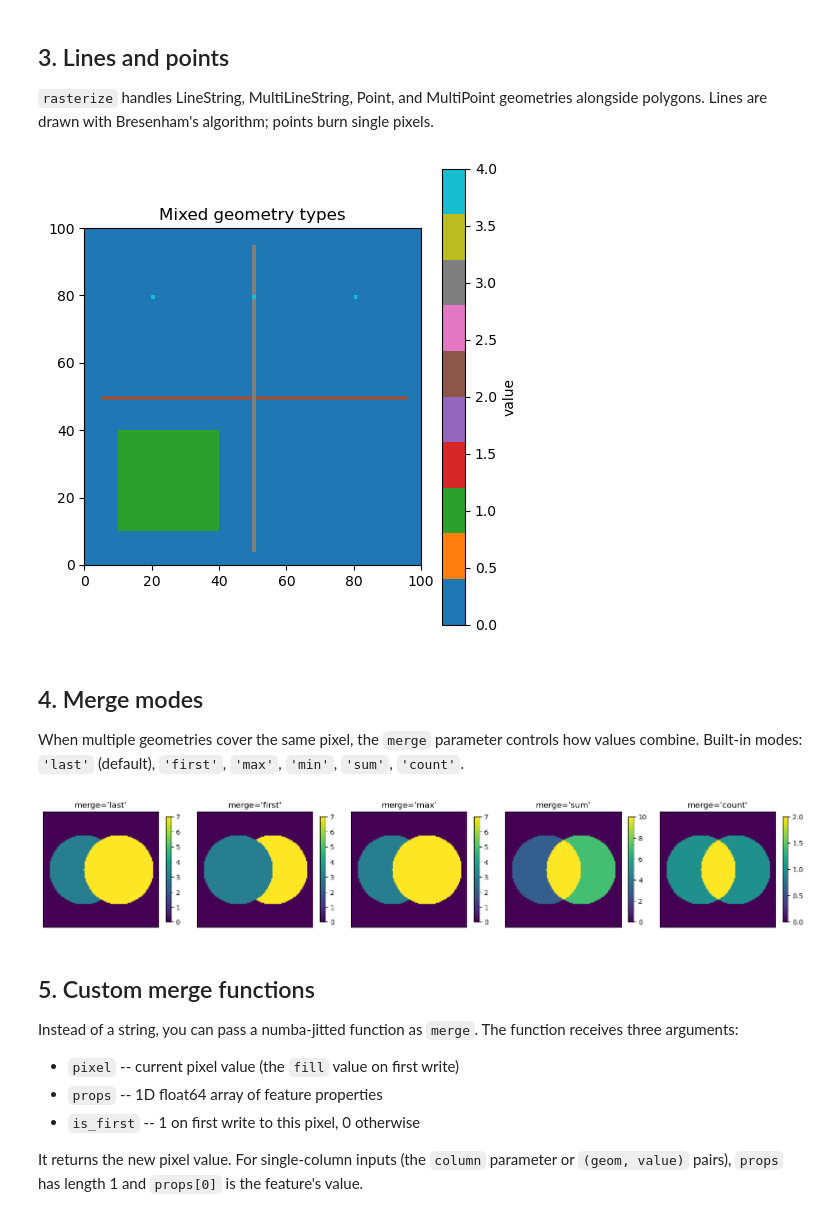
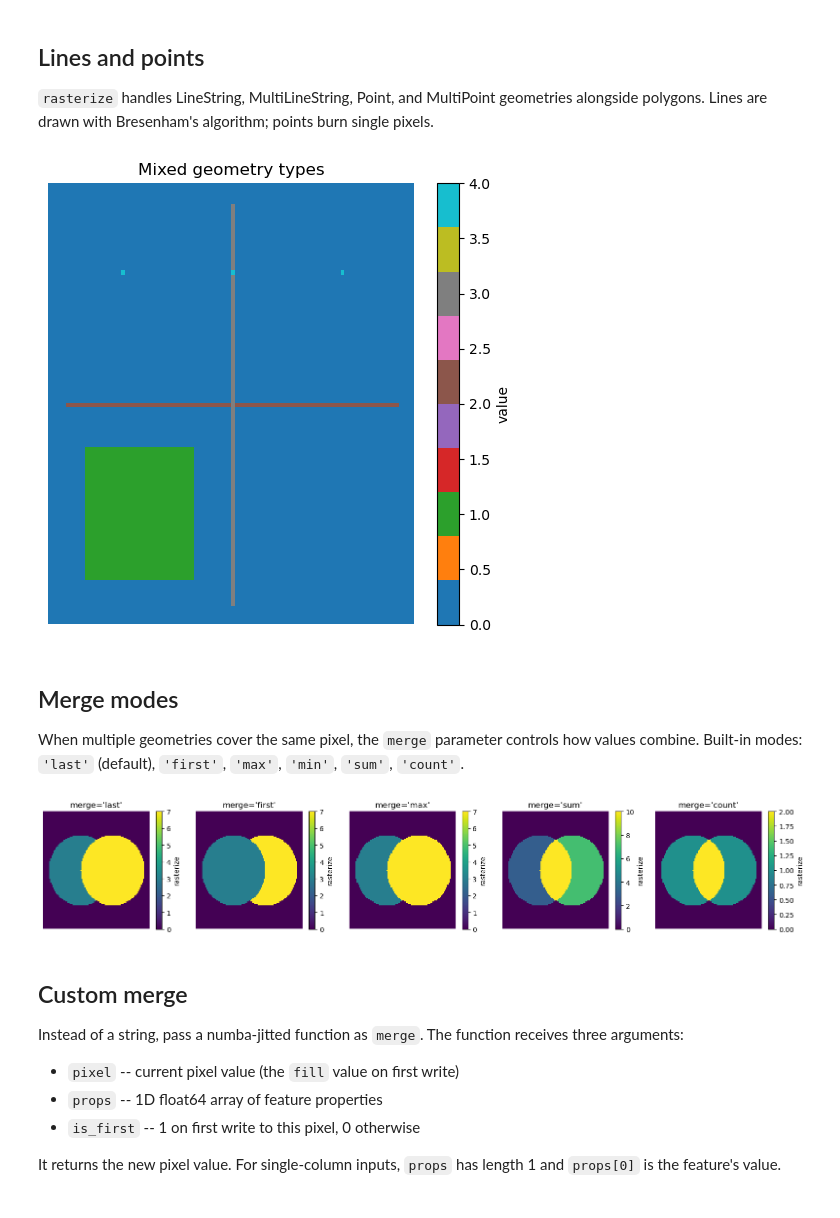
Before and after one commit to makepath/xarray-spatial, a Jupyter notebook: examples/user_guide/28_Rasterize.ipynb, the cells around one changed output. Saved outputs shown, nothing was run; the diff lists cells and outputs as text; code cells hidden in the pictures.

```diff
--- a/examples/user_guide/28_Rasterize.ipynb
+++ b/examples/user_guide/28_Rasterize.ipynb
@@ -126,5 +134,5 @@ plt.show()
 # %% [markdown]
-## 3. Lines and points
+## Lines and points
 
 `rasterize` handles LineString, MultiLineString, Point, and MultiPoint geometries alongside polygons. Lines are drawn with Bresenham's algorithm; points burn single pixels.
 # %%
@@ -139,50 +147,47 @@ small = make_template(100, 100, (0, 0, 100, 100))
 mixed = small.xrs.rasterize(mixed_features, fill=0)
 
 fig, ax = plt.subplots(figsize=(5, 5))
-im = ax.imshow(mixed.values, cmap='tab10', origin='upper',
-               extent=[0, 100, 0, 100], interpolation='nearest')
+mixed.plot.imshow(ax=ax, cmap='tab10', add_colorbar=True,
+                  cbar_kwargs={'label': 'value'}, interpolation='nearest')
 ax.set_title('Mixed geometry types')
-plt.colorbar(im, ax=ax, label='value')
+ax.set_axis_off()
 plt.tight_layout()
 plt.show()
 # %% [output]
-[figure, old version]
+[figure, new version]
 # %% [markdown]
-## 4. Merge modes
+## Merge modes
 
-When multiple geometries cover the same pixel, the `merge` parameter controls how values combine.  Built-in modes: `'last'` (default), `'first'`, `'max'`, `'min'`, `'sum'`, `'count'`.
+When multiple geometries cover the same pixel, the `merge` parameter controls how values combine. Built-in modes: `'last'` (default), `'first'`, `'max'`, `'min'`, `'sum'`, `'count'`.
 # %%
 # Two overlapping circles with different values
 circle_a = Point(35, 50).buffer(30)
 circle_b = Point(65, 50).buffer(30)
 pairs = [(circle_a, 3.0), (circle_b, 7.0)]
 
 modes = ['last', 'first', 'max', 'sum', 'count']
 fig, axes = plt.subplots(1, len(modes), figsize=(16, 3))
 
 for ax, mode in zip(axes, modes):
     r = small.xrs.rasterize(pairs, fill=0, merge=mode)
-    im = ax.imshow(r.values, cmap='viridis', origin='upper',
-                   extent=[0, 100, 0, 100])
+    r.plot.imshow(ax=ax, cmap='viridis', add_colorbar=True)
     ax.set_title(f"merge='{mode}'")
-    ax.set_xticks([])
-    ax.set_yticks([])
-    plt.colorbar(im, ax=ax, shrink=0.8)
+    ax.set_axis_off()
 
 plt.tight_layout()
 plt.show()
 # %% [output]
-[figure, old version]
+[figure, new version]
 # %% [markdown]
-## 5. Custom merge functions
+## Custom merge
 
-Instead of a string, you can pass a numba-jitted function as `merge`. The function receives three arguments:
+Instead of a string, pass a numba-jitted function as `merge`. The function receives three arguments:
 
 - `pixel` -- current pixel value (the `fill` value on first write)
 - `props` -- 1D float64 array of feature properties
 - `is_first` -- 1 on first write to this pixel, 0 otherwise
 
-It returns the new pixel value. For single-column inputs (the `column` parameter or `(geom, value)` pairs), `props` has length 1 and `props[0]` is the feature's value.
+It returns the new pixel value. For single-column inputs, `props` has length 1 and `props[0]` is the feature's value.
 # %%
 # Running average: each overlapping feature nudges the pixel toward its value
 @ngjit
```
Also changed, not shown: parts of 23 cells of this notebook, 1 other file.
